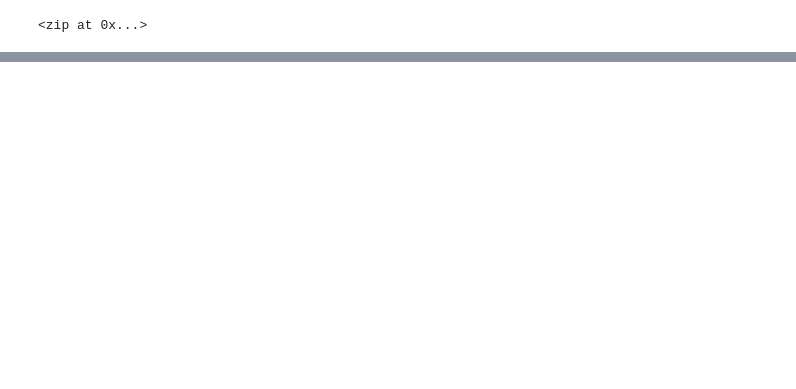
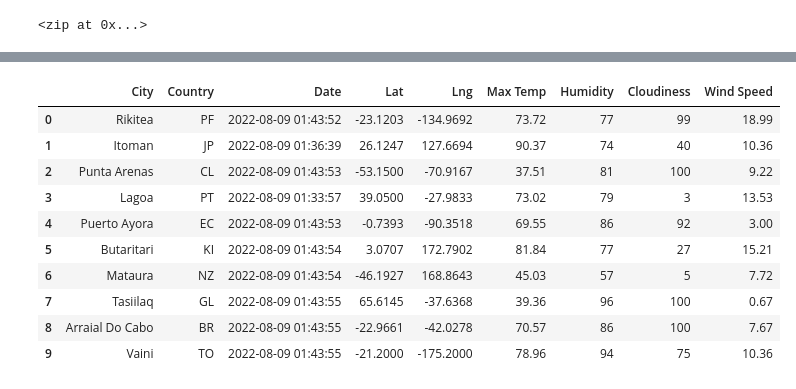
Before and after one commit to monalvrz/World_Weather_Analysis, a Jupyter notebook: WeatherPy.ipynb, the cells around one changed output, grey strips where cells are left out. Saved outputs shown, nothing was run; the diff lists cells and outputs as text; code cells hidden in the pictures; blank space fills up the shorter version.

```diff
--- a/WeatherPy.ipynb
+++ b/WeatherPy.ipynb
@@ -54,0 +161,16 @@ len(cities)
+# %%
+city_data_order = ["City", "Country", "Date", "Lat", "Lng", "Max Temp", "Humidity", "Cloudiness", "Wind Speed"]
+city_data_df = city_data_df[city_data_order]
+city_data_df.head(10)
+# %% [output]
+|  | City | Country | Date | Lat | Lng | Max Temp | Humidity | Cloudiness | Wind Speed |
+| 0 | Rikitea | PF | 2022-08-09 01:43:52 | -23.1203 | -134.9692 | 73.72 | 77 | 99 | 18.99 |
+| 1 | Itoman | JP | 2022-08-09 01:36:39 | 26.1247 | 127.6694 | 90.37 | 74 | 40 | 10.36 |
+| 2 | Punta Arenas | CL | 2022-08-09 01:43:53 | -53.1500 | -70.9167 | 37.51 | 81 | 100 | 9.22 |
+| 3 | Lagoa | PT | 2022-08-09 01:33:57 | 39.0500 | -27.9833 | 73.02 | 79 | 3 | 13.53 |
+| 4 | Puerto Ayora | EC | 2022-08-09 01:43:53 | -0.7393 | -90.3518 | 69.55 | 86 | 92 | 3.00 |
+| 5 | Butaritari | KI | 2022-08-09 01:43:54 | 3.0707 | 172.7902 | 81.84 | 77 | 27 | 15.21 |
+| 6 | Mataura | NZ | 2022-08-09 01:43:54 | -46.1927 | 168.8643 | 45.03 | 57 | 5 | 7.72 |
+| 7 | Tasiilaq | GL | 2022-08-09 01:43:55 | 65.6145 | -37.6368 | 39.36 | 96 | 100 | 0.67 |
+| 8 | Arraial Do Cabo | BR | 2022-08-09 01:43:55 | -22.9661 | -42.0278 | 70.57 | 86 | 100 | 7.67 |
+| 9 | Vaini | TO | 2022-08-09 01:43:55 | -21.2000 | -175.2000 | 78.96 | 94 | 75 | 10.36 |
```
Also changed, not shown: parts of 8 cells of this notebook, 1 other file.
